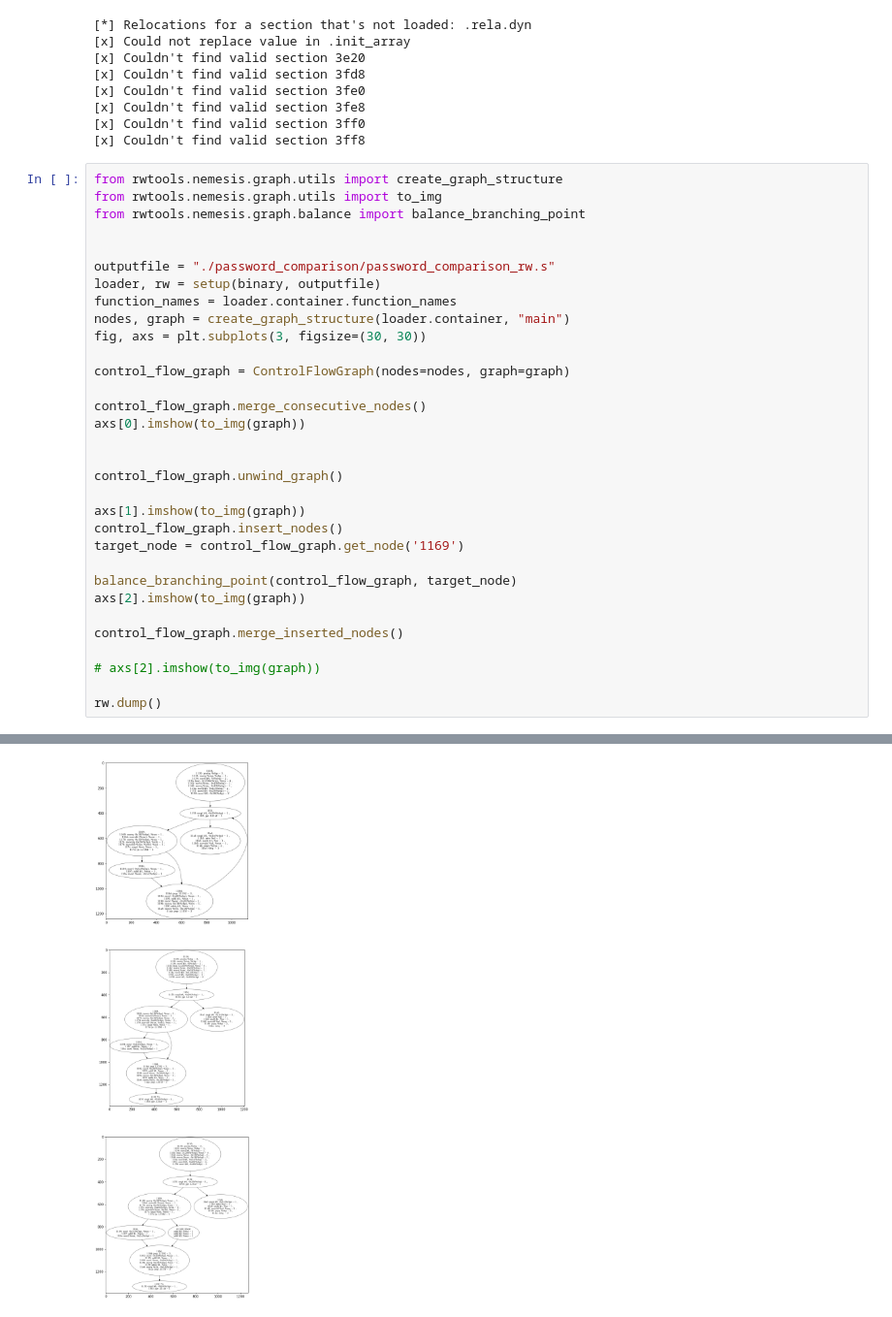
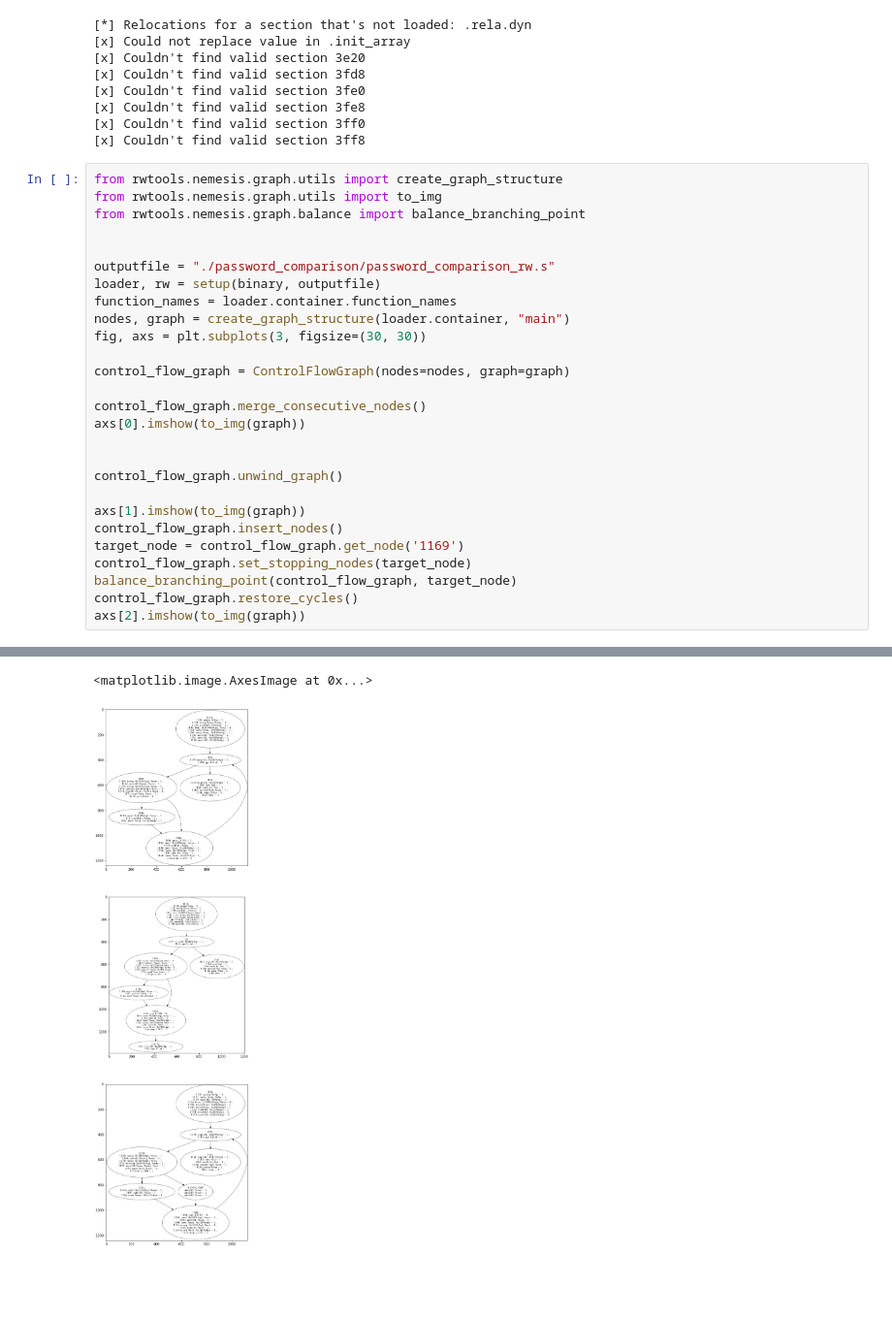
Before and after one commit to DBGilles/NemesisRetroWrite, a Jupyter notebook: retrowrite/rwtools/nemesis/samples_notebooks/8.0-password_comparison.ipynb, the cells around one changed output, grey strips where cells are left out. Shown at 97% size. Cells and saved outputs as stored; diff of their text form; blank space fills up the shorter version.

Commit message:
added stopping condition to balancing nodes -- when all paths pass through a single node and that node is not a secret dependent branching point then you can stop there

```diff
--- a/retrowrite/rwtools/nemesis/samples_notebooks/8.0-password_comparison.ipynb
+++ b/retrowrite/rwtools/nemesis/samples_notebooks/8.0-password_comparison.ipynb
@@ -42,38 +44,34 @@ from rwtools.nemesis.graph.balance import balance_branching_point
 
 
 outputfile = "./password_comparison/password_comparison_rw.s"
 loader, rw = setup(binary, outputfile)
 function_names = loader.container.function_names
 nodes, graph = create_graph_structure(loader.container, "main")
 fig, axs = plt.subplots(3, figsize=(30, 30))
 
 control_flow_graph = ControlFlowGraph(nodes=nodes, graph=graph)
 
 control_flow_graph.merge_consecutive_nodes()
 axs[0].imshow(to_img(graph))
 
 
 control_flow_graph.unwind_graph()
 
 axs[1].imshow(to_img(graph))
 control_flow_graph.insert_nodes()
 target_node = control_flow_graph.get_node('1169')
-
+control_flow_graph.set_stopping_nodes(target_node)
 balance_branching_point(control_flow_graph, target_node)
+control_flow_graph.restore_cycles()
 axs[2].imshow(to_img(graph))
-
-control_flow_graph.merge_inserted_nodes()
-
-# axs[2].imshow(to_img(graph))
-
-rw.dump()
 # %% [output]
 [*] Relocations for a section that's not loaded: .rela.dyn
 [x] Could not replace value in .init_array
 [x] Couldn't find valid section 3e20
 [x] Couldn't find valid section 3fd8
 [x] Couldn't find valid section 3fe0
 [x] Couldn't find valid section 3fe8
 [x] Couldn't find valid section 3ff0
 [x] Couldn't find valid section 3ff8
+<matplotlib.image.AxesImage at 0x...>
-[figure, old version]
+[figure, new version]
```
Also changed, not shown: parts of 5 cells of this notebook, 5 other files.
